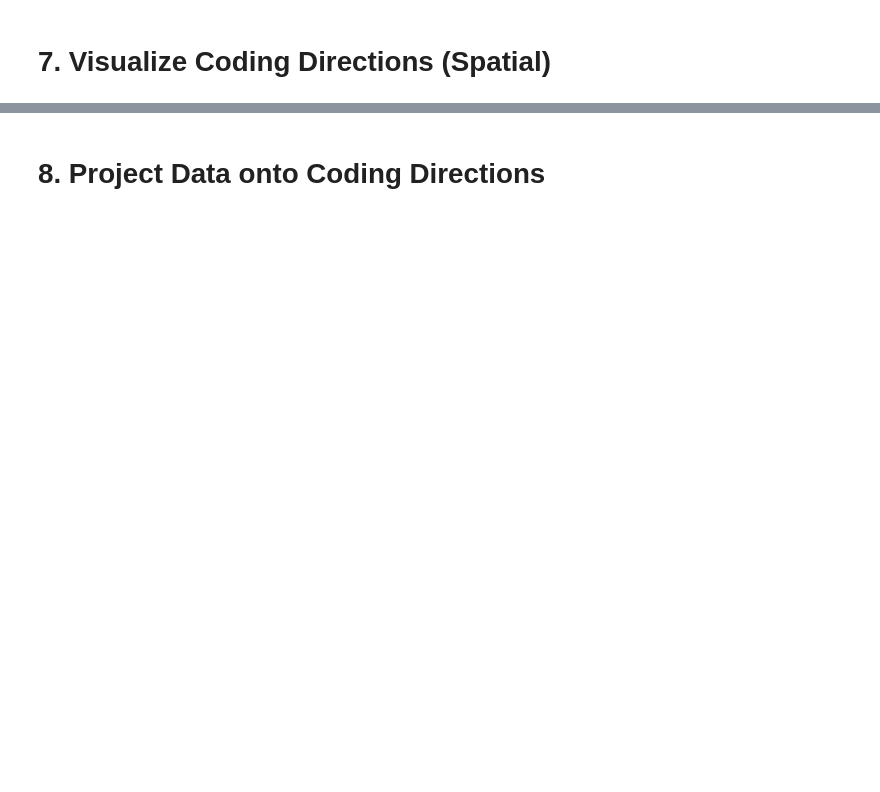
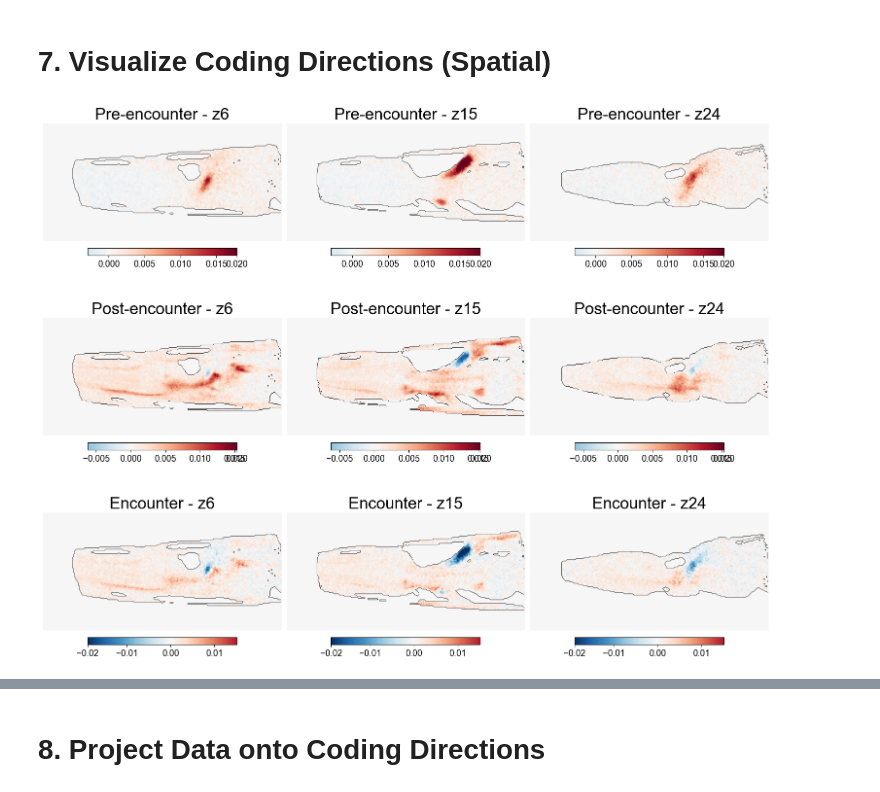
Before and after one commit to MunibH/g5ht-pipeline, a Jupyter notebook: coding_directions.ipynb, the cells around one changed output, grey strips where cells are left out. Saved outputs shown, nothing was run; the diff lists cells and outputs as text; code cells hidden in the pictures; blank space fills up the shorter version.

```diff
--- a/coding_directions.ipynb
+++ b/coding_directions.ipynb
@@ -1131,6 +1207,6 @@ plt.show()
 epoch_means = compute_epoch_means(g5_4d, config.baseline_window, config.pre_window, config.post_window)
 
 # Compute coding directions (optionally orthogonalize)
-coding_directions = compute_coding_directions(epoch_means, orthogonalize=False)
+coding_directions = compute_coding_directions(epoch_means, orthogonalize=True)
 
 print(f"\nCoding directions computed successfully.")
@@ -1138,9 +1222,11 @@ print(f"\nCoding directions computed successfully.")
 # 7. Visualize Coding Directions (Spatial)
 # %%
 # Plot spatial distribution of coding direction weights
-%matplotlib qt
-fig5 = plot_coding_directions_spatial(coding_directions, mask_3d, z_with_roi, spatial_shape)
+%matplotlib inline
+fig5 = plot_coding_directions_spatial(coding_directions, mask_3d, z_with_roi, spatial_shape, cmap="RdBu_r", contour_color = 'black')
 plt.show()
+# %% [output]
+[figure, added]
 # %%
 # Plot epoch mean activity maps
 fig6 = plot_epoch_mean_comparison(epoch_means, mask_3d, z_with_roi, spatial_shape)
```
Also changed, not shown: parts of 19 cells of this notebook, 2 other files.
